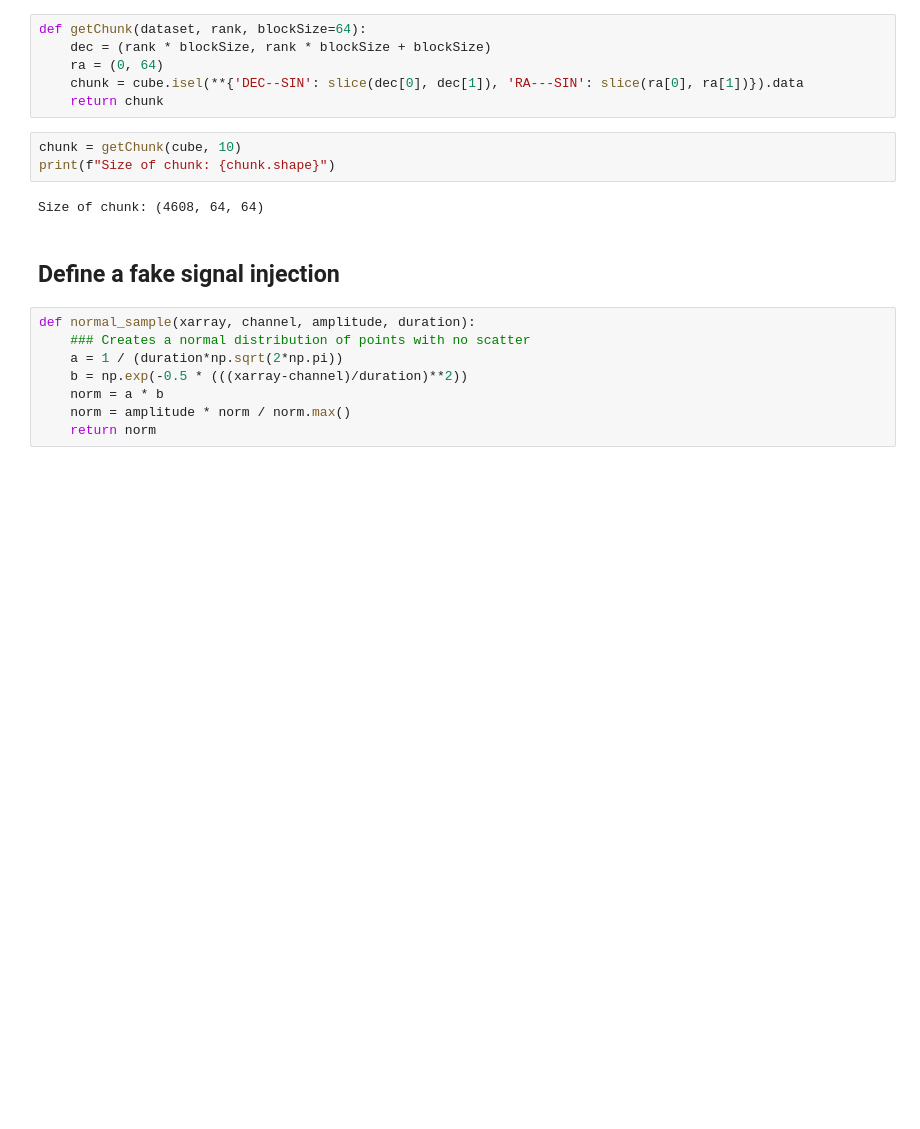
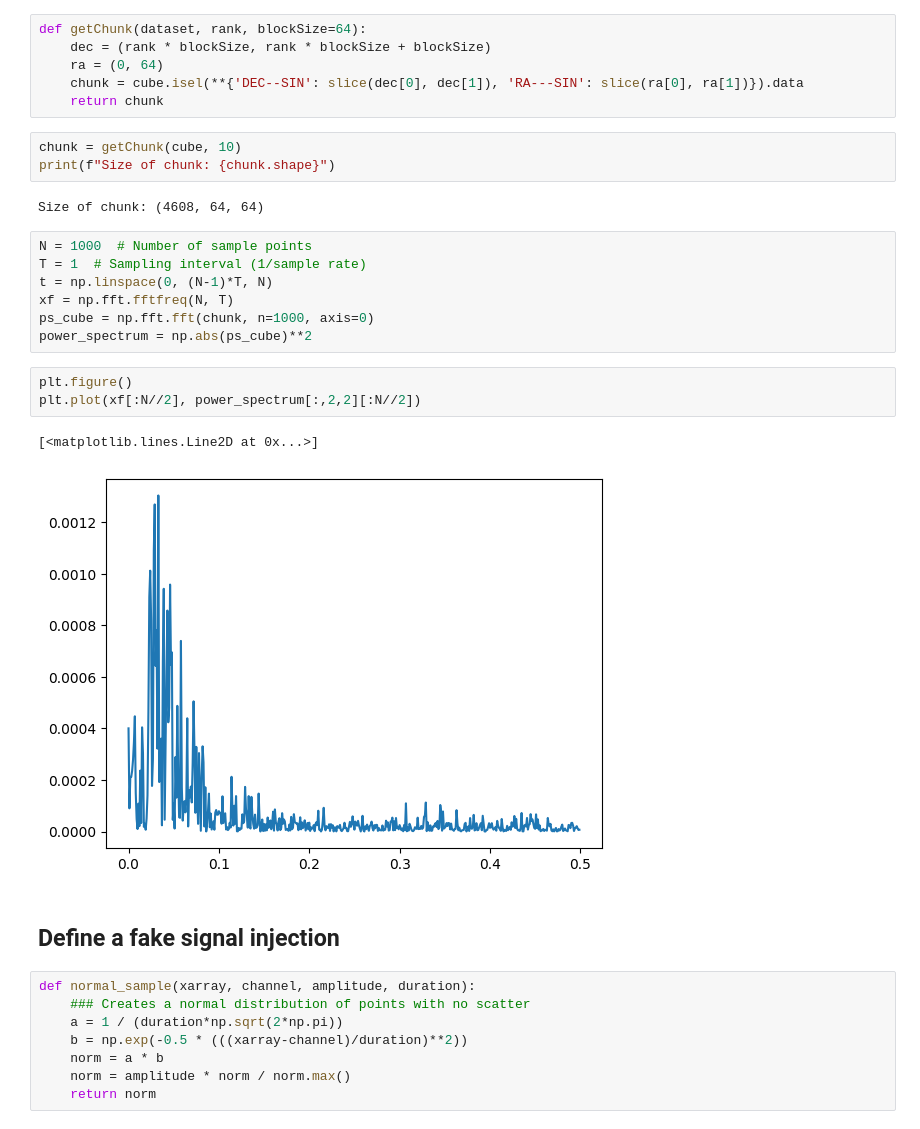
Before and after one commit to SpaceMeerkat/traident, a Jupyter notebook: training/preprocessing.ipynb, the cells around one changed output. Drawn from its saved outputs; the diff is of its cells as text; blank space fills up the shorter version.

Commit message:
power spectra added

```diff
--- a/training/preprocessing.ipynb
+++ b/training/preprocessing.ipynb
@@ -33,6 +33,19 @@ chunk = getChunk(cube, 10)
 print(f"Size of chunk: {chunk.shape}")
 # %% [output]
 Size of chunk: (4608, 64, 64)
+# %%
+N = 1000  # Number of sample points
+T = 1  # Sampling interval (1/sample rate)
+t = np.linspace(0, (N-1)*T, N)
+xf = np.fft.fftfreq(N, T)
+ps_cube = np.fft.fft(chunk, n=1000, axis=0)
+power_spectrum = np.abs(ps_cube)**2
+# %%
+plt.figure()
+plt.plot(xf[:N//2], power_spectrum[:,2,2][:N//2])
+# %% [output]
+[<matplotlib.lines.Line2D at 0x...>]
+[figure, added]
 # %% [markdown]
 ## Define a fake signal injection
 # %%
```
